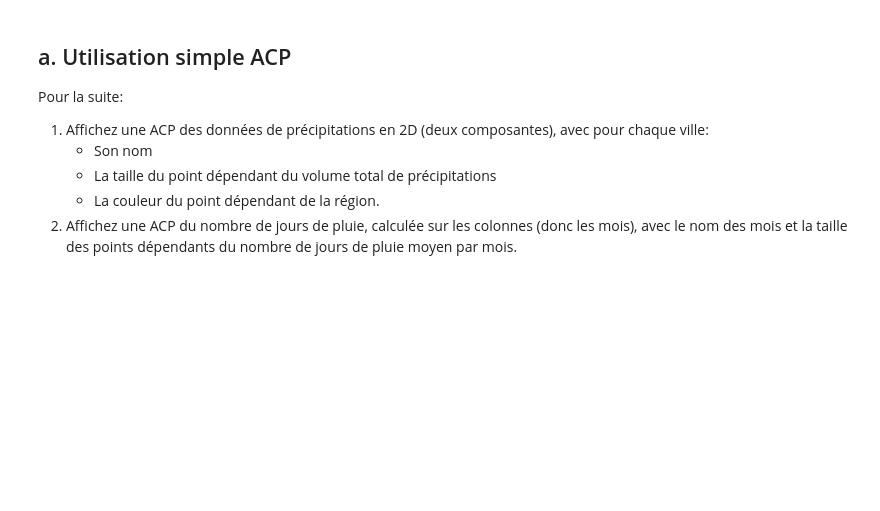
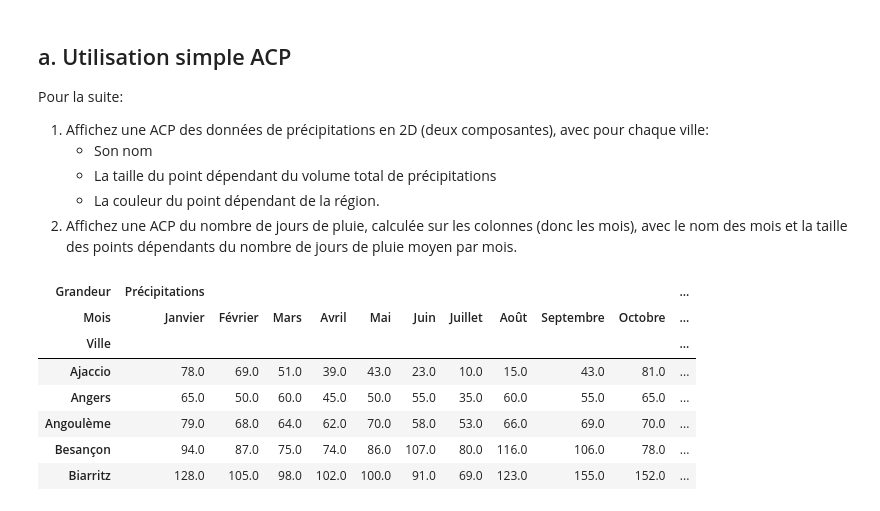
Before and after one commit to campusplage/compte-rendus-pellegrin-nagaratnam, a Jupyter notebook: TP2_sklearn.ipynb, the cells around one changed output. Cells and saved outputs as stored; diff of their text form; code cells hidden in the pictures; blank space fills up the shorter version.

```diff
--- a/TP2_sklearn.ipynb
+++ b/TP2_sklearn.ipynb
@@ -426,0 +429,37 @@ Pour la suite:
+# %%
+# On crée une liste "months" qui contient les mois
+months = ['Janvier', 'Février', 'Mars', 'Avril', 'Mai', 'Juin', 'Juillet',
+          'Août', 'Septembre', 'Octobre', 'Novembre', 'Décembre']
+# On crée une liste "types" qui contient 'Précipitations' et 'Jours de pluie'
+types = ['Précipitations', 'Jours de pluie']
+
+# On crée un multi-index imbriqué sur les colonnes en combinant la liste types et la liste months qui permettra d'accèder les données par Grandeur.
+index = pandas.MultiIndex.from_product((types, months),
+                                       names=['Grandeur', 'Mois'])
+
+# On crée 2 listes. Une liste de 0 à 11 et la 2ème de 13 à 24 puis on les concaténe.
+nested_columns = list(range(12)) + list(range(13, 25))
+
+# on crée une DataFrame, avec un multi-index pour ces colonnes imbriquées
+data = pandas.DataFrame(raw_data.iloc[:,nested_columns].to_numpy(), columns=index)
+
+# on défint l'index de la table raw_data comme l'index pour la table data
+data = data.set_index(raw_data.index)
+
+# On crée une liste de variables "other_columns" qui contient les autres variables que les mois (température moyenne annuelle, ...).
+# et on récupére ces variables dans la table "raw_data" et on les ajoute dans la table "data" plus précisément dans
+# la variable "other_columns"
+other_columns = ['Précipitations annuelles','Géographie']
+data[other_columns] = raw_data[other_columns]
+
+# Affichage
+data.head() # affiche les 5 premiers lignes de la table data
+# %% [output]
+| Grandeur | Précipitations |  |  |  |  |  |  |  |  |  | ... |
+| Mois | Janvier | Février | Mars | Avril | Mai | Juin | Juillet | Août | Septembre | Octobre | ... |
+| Ville |  |  |  |  |  |  |  |  |  |  | ... |
+| Ajaccio | 78.0 | 69.0 | 51.0 | 39.0 | 43.0 | 23.0 | 10.0 | 15.0 | 43.0 | 81.0 | ... |
+| Angers | 65.0 | 50.0 | 60.0 | 45.0 | 50.0 | 55.0 | 35.0 | 60.0 | 55.0 | 65.0 | ... |
+| Angoulème | 79.0 | 68.0 | 64.0 | 62.0 | 70.0 | 58.0 | 53.0 | 66.0 | 69.0 | 70.0 | ... |
+| Besançon | 94.0 | 87.0 | 75.0 | 74.0 | 86.0 | 107.0 | 80.0 | 116.0 | 106.0 | 78.0 | ... |
+| Biarritz | 128.0 | 105.0 | 98.0 | 102.0 | 100.0 | 91.0 | 69.0 | 123.0 | 155.0 | 152.0 | ... |
```
Also changed, not shown: parts of 8 cells of this notebook.
